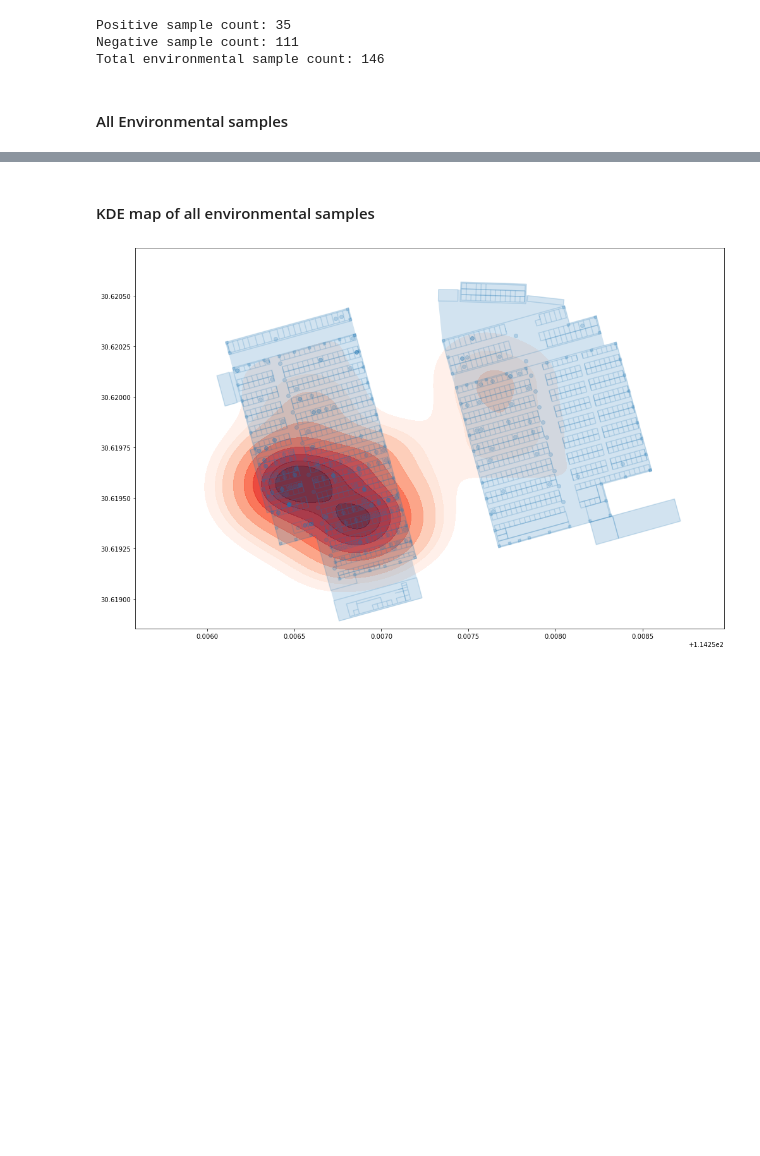
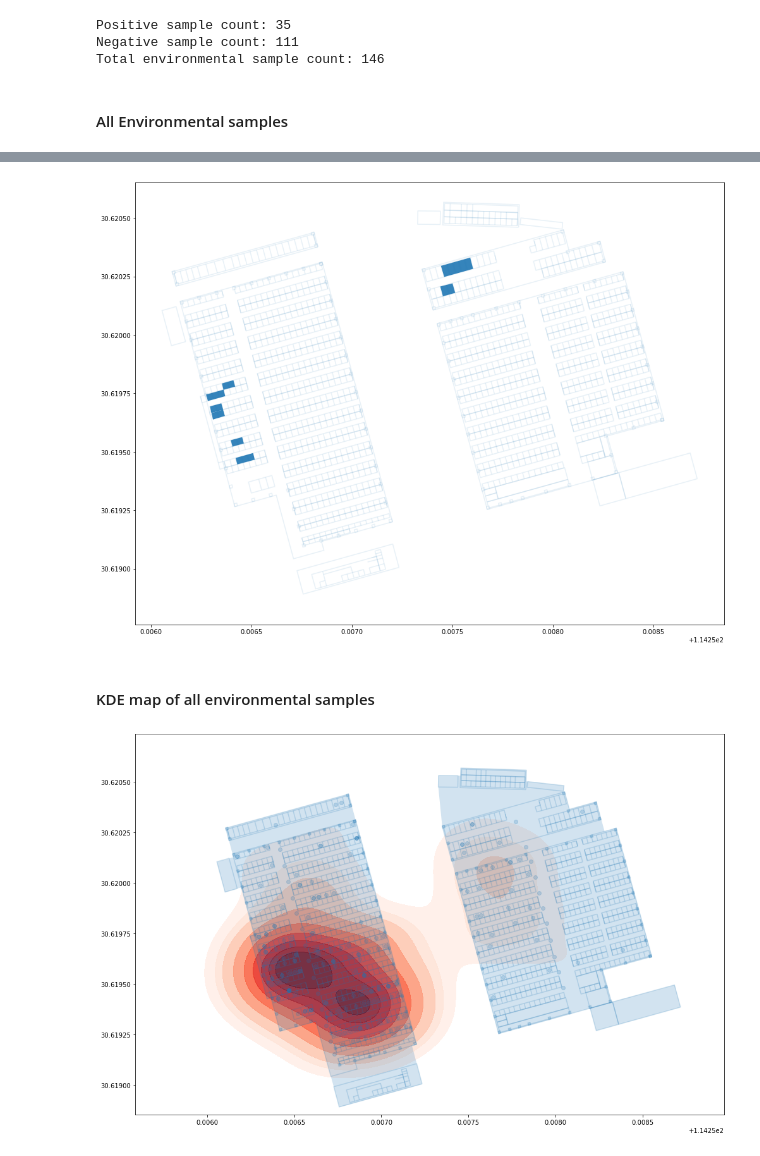
Before and after one commit to bioscienceresearch/Huanan_Seafood_Market_Zoonosis_Critique, a Jupyter notebook: HSM_internal.ipynb, the cells around one changed output, grey strips where cells are left out. Saved outputs shown, nothing was run; the diff lists cells and outputs as text; code cells hidden in the pictures; blank space fills up the shorter version.

```diff
--- a/HSM_internal.ipynb
+++ b/HSM_internal.ipynb
@@ -126,3 +131,13 @@ plt.show()
+# %%
+df_WHO_wildlife = gpd.read_file(DATA_PATH+"geojson/WHO_wildlife.geojson")
+# %%
+fig, ax = plt.subplots(figsize = (14,14))
+df_WHO_wildlife.plot(ax=ax, alpha = .9 )
+df_map.plot(ax=ax, alpha = .1 )
+plt.tight_layout()
+plt.show()
+# %% [output]
+[figure, added]
 # %% [markdown]
 #### KDE map of all environmental samples
 # %%
```
Also changed, not shown: parts of 23 cells of this notebook, 3 other files.
